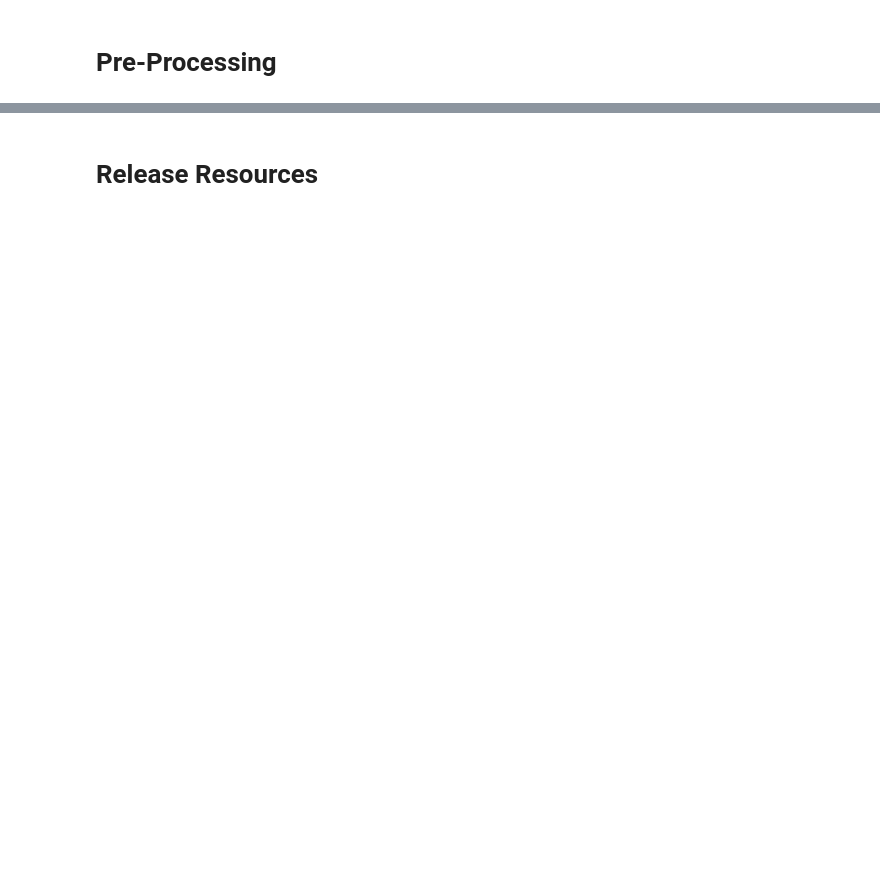
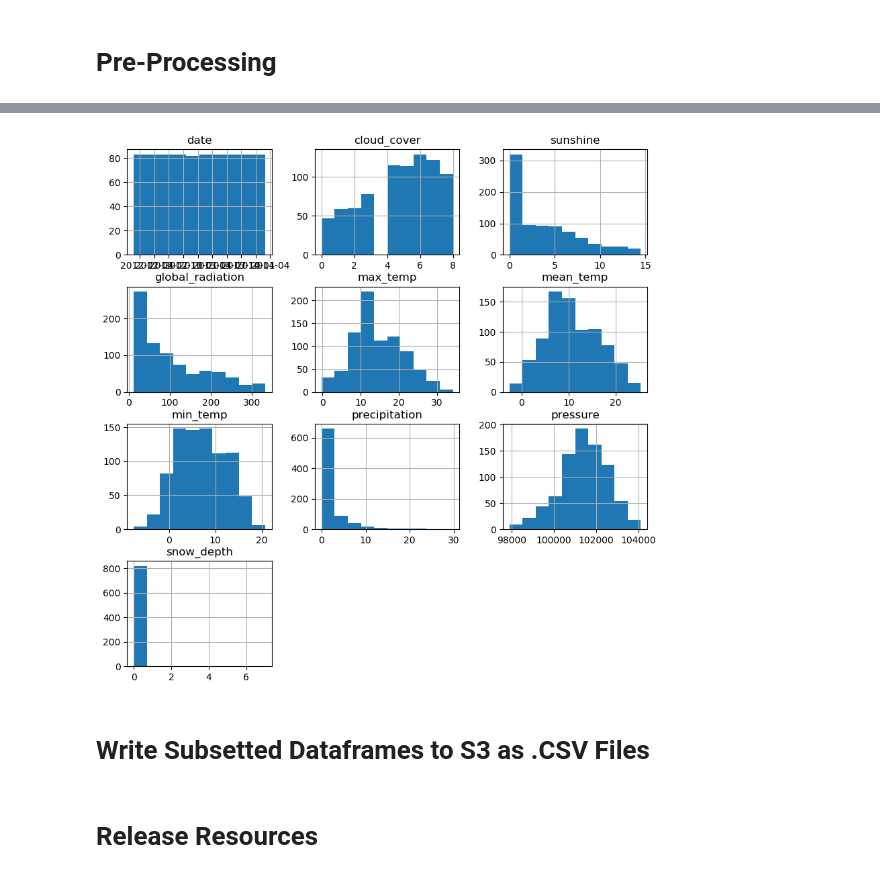
Before and after one commit to nlee98/ADS-508-AWS-Cloud-Computing, a Jupyter notebook: ADS-508_Final_Notebook.ipynb, the cells around one changed output, grey strips where cells are left out. Saved outputs shown, nothing was run; the diff lists cells and outputs as text; code cells hidden in the pictures; blank space fills up the shorter version.

```diff
--- a/ADS-508_Final_Notebook.ipynb
+++ b/ADS-508_Final_Notebook.ipynb
@@ -395,0 +408,4 @@ The energy dataset ranges from November 23, 2011 to Februrary 28, 2014. All The
+# %%
+weather_data_df["date"] = pd.to_datetime(weather_data_df["date"], format = "%Y%m%d")
+date_rows = (weather_data_df["date"] >= date1) & (weather_data_df["date"] <= date2)
+weather_data_subset = weather_data_df.loc[date_rows]
@@ -395,0 +428,7 @@ The energy dataset ranges from November 23, 2011 to Februrary 28, 2014. All The
+# %%
+weather_data_subset.hist(figsize = (10,10))
+plt.show()
+# %% [output]
+[figure, added]
+# %% [markdown]
+# Write Subsetted Dataframes to S3 as .CSV Files
```
Also changed, not shown: parts of 15 cells of this notebook.
